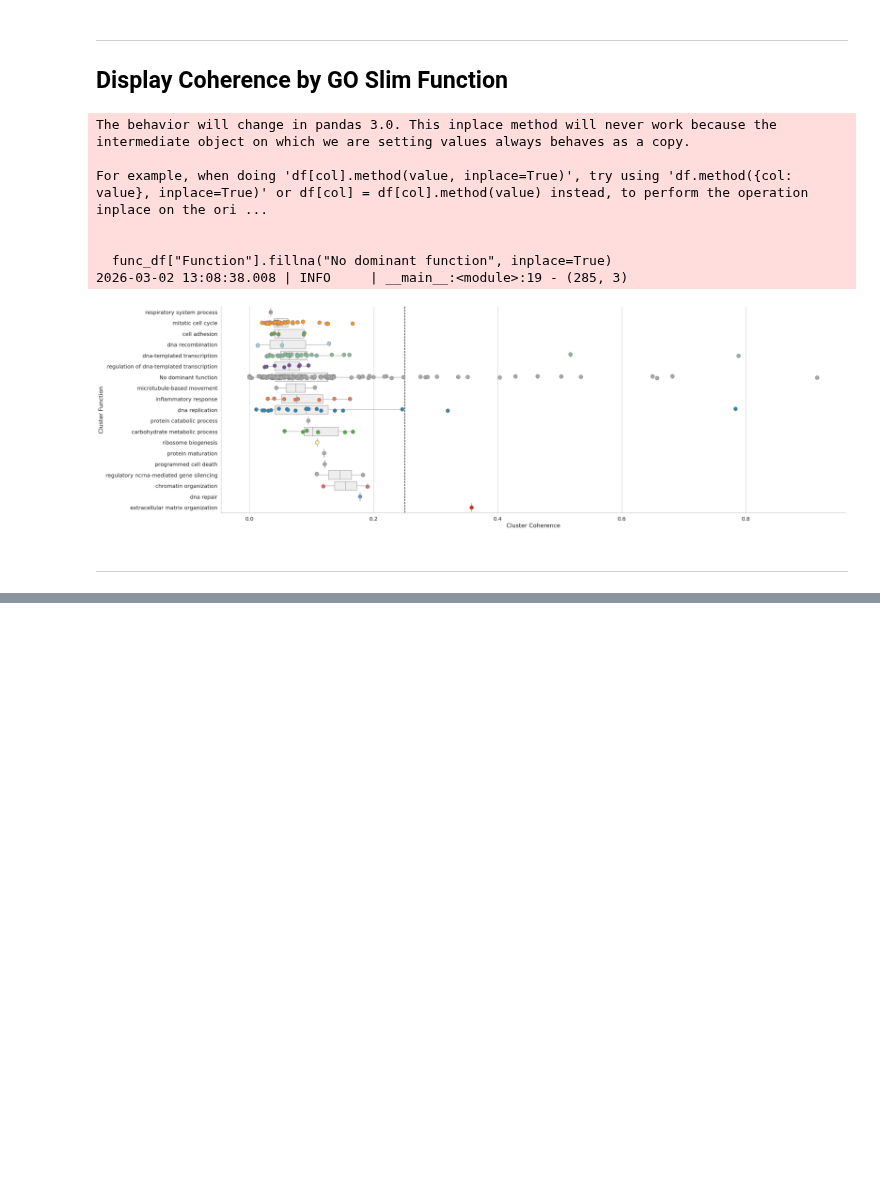
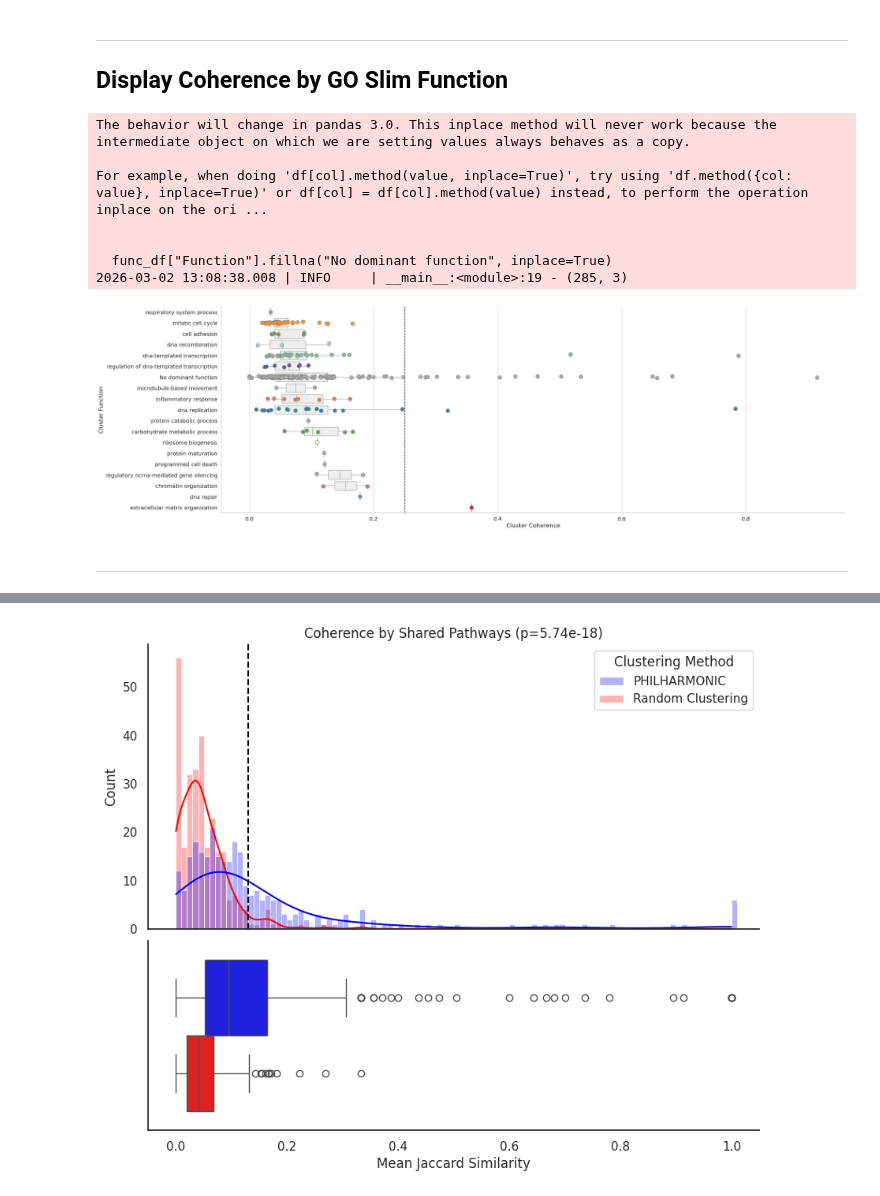
Before and after one commit to samsledje/philharmonic, a Jupyter notebook: nb/02.2_fly_functional_permutation_analysis.ipynb, the cells around one changed output, grey strips where cells are left out. Drawn from its saved outputs; the diff is of its cells as text; code cells hidden in the pictures; blank space fills up the shorter version.

```diff
--- a/nb/02.2_fly_functional_permutation_analysis.ipynb
+++ b/nb/02.2_fly_functional_permutation_analysis.ipynb
@@ -364,0 +457,17 @@ plt.show()
+# %%
+phil_mean = [np.mean(i) for i in cluster_jaccards.values()]
+permute_mean = [np.mean(i) for i in cluster_jaccards_perm.values()]
+coherence_df = (
+    pd.DataFrame(
+        {
+            "cluster": list(cluster_jaccards.keys()),
+            "PHILHARMONIC": phil_mean,
+            "Random Clustering": permute_mean,
+        }
+    )
+    .melt("cluster")
+    .rename(
+        {"variable": "Clustering Method", "value": "Mean Jaccard Similarity"}, axis=1
+    )
+)
+coherence_df.head()
@@ -364,0 +481,59 @@ plt.show()
+# %%
+sns.set_palette("colorblind")
+sns.set_theme(style="white", palette="pastel", font_scale=1)
+
+# Create figure and gridspec
+fig = plt.figure(figsize=(10, 8))
+gs = fig.add_gridspec(2, 1, height_ratios=[3, 2], hspace=0.05)
+
+# Create top subplot for histogram
+ax0 = fig.add_subplot(gs[0])
+ax1 = fig.add_subplot(gs[1])
+
+sns.histplot(
+    data=coherence_df,
+    x="Mean Jaccard Similarity",
+    hue="Clustering Method",
+    alpha=0.3,
+    bins=np.arange(0, 1.05, 0.01),
+    kde=True,
+    palette=["blue", "red"],
+    common_norm=False,
+    ec="white",
+    ax=ax0,
+)
+
+sns.boxplot(
+    data=coherence_df,
+    x="Mean Jaccard Similarity",
+    hue="Clustering Method",
+    palette=["blue", "red"],
+    ax=ax1,
+)
+
+ax0.set_xlabel("")  # Remove x-label from top plot
+ax0.set_xticklabels([])  # Remove x-ticks from top plot
+
+# Align the x-axis of both subplots
+ax0.set_xlim(ax1.get_xlim())
+ax1.get_legend().remove()  # Remove legend from bottom plot
+
+tstat, p = ttest_ind(phil_mean, permute_mean, alternative="greater")
+ax0.set_title(f"Coherence by Shared Pathways (p={p:.3})")
+
+if USE_GO_SLIM:
+    ax0.axvline(0.25, linestyle="--", color="black")
+else:
+    ax0.axvline(0.13, linestyle="--", color="black")
+
+# Show the plot
+sns.despine()
+finame = (
+    "enrichment_by_shared_pathway_swarmbox_GOfull.svg"
+    if not USE_GO_SLIM
+    else "enrichment_by_shared_pathway_swarmbox_GOslim.svg"
+)
+plt.savefig(IMG_DIR / finame, bbox_inches="tight", dpi=300)
+plt.show()
+# %% [output]
+[figure, added]
```
Also changed, not shown: parts of 10 cells of this notebook, 7 other files.
